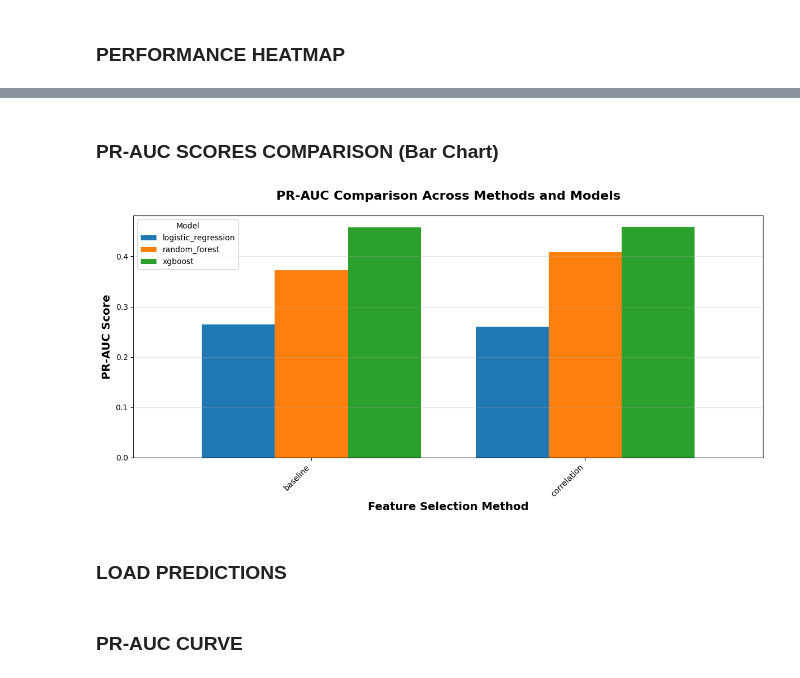
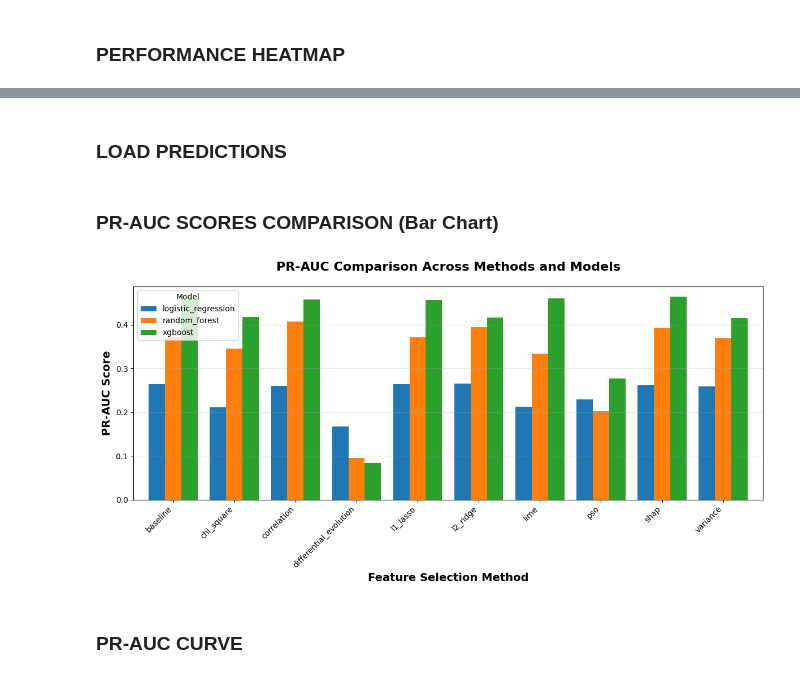
Before and after one commit to anitarazafi/feature-selection, a Jupyter notebook: notebooks/07_visualizations.ipynb, the cells around one changed output, grey strips where cells are left out. Cells and saved outputs as stored; diff of their text form; code cells hidden in the pictures.

```diff
--- a/notebooks/07_visualizations.ipynb
+++ b/notebooks/07_visualizations.ipynb
@@ -41,12 +36,11 @@ all_methods_combined.to_csv(COMPARISONS_DIR / "tables" / "all_methods_combined.c
 # %% [markdown]
 ### PERFORMANCE HEATMAP
 # %%
-def plot_performance_heatmap(model_name, save_path=None):
+def plot_performance_heatmap(model_name, results_path, save_path=None):
     """
     Heatmap showing all metrics for all methods.
     """
     # Load results CSV
-    results_path = COMPARISONS_DIR / "tables" / "all_methods_combined.csv"
     results = pd.read_csv(results_path)
 
     # Filter to one model (e.g., Random Forest)
@@ -59,8 +53,11 @@ def plot_performance_heatmap(model_name, save_path=None):
         aggfunc='max'
     )
 
+    n_methods = len(pivot)
+    height = max(6, n_methods * 0.5)
+
     # Plot
-    plt.figure(figsize=(10, 12))
+    plt.figure(figsize=(10, height))
     sns.heatmap(pivot, annot=True, fmt='.3f', cmap='RdYlGn',
                vmin=0.7, vmax=1.0, cbar_kws={'label': 'Score'})
 
@@ -77,8 +74,8 @@ def plot_performance_heatmap(model_name, save_path=None):
 # %%
 models = ['random_forest', 'logistic_regression', 'xgboost']
 for model_name in models:
-    path_value = COMPARISONS_DIR / "plots" / f"performance_heatmap_{model_name}.png"
+    path_value = RESULTS_DIR / dataset / "plots" / f"performance_heatmap_{model_name}.png"
     save_path = Path(path_value)
     save_path.parent.mkdir(parents=True, exist_ok=True)
-    plot_performance_heatmap(model_name, save_path)
+    plot_performance_heatmap(model_name, results_path, save_path)
 # %% [output]
@@ -88,3 +85,18 @@ for model_name in models:
+# %% [markdown]
+### LOAD PREDICTIONS
+# %%
+def load_predictions(method, dataset, model):
+    """
+    Load saved predictions.
+    """
+    pred_file = RESULTS_DIR / dataset / "predictions" / f"{method}/{model}_predictions.json"
+    with open(pred_file, 'r') as f:
+        data = json.load(f)
+    return {
+        'y_true': np.array(data['y_true']),
+        'y_pred': np.array(data['y_pred']),
+        'y_pred_proba': np.array(data['y_pred_proba'])
+    }
 # %% [markdown]
 ### PR-AUC SCORES COMPARISON (Bar Chart)
 # %%
@@ -128,14 +140,12 @@ def plot_pr_auc_comparison(methods, dataset, models, save_path=None):
         plt.savefig(save_path, dpi=300, bbox_inches='tight')
     plt.show()
 # %%
-methods = ['baseline', 'correlation']
+methods = ['baseline', 'correlation', 'variance', 'chi_square',
+           'l1_lasso', 'l2_ridge', 'shap', 'lime', 'pso', 'differential_evolution' ]
 models = ['logistic_regression', 'random_forest', 'xgboost']
-dataset = 'ibtracs.last3years'
-path_value = COMPARISONS_DIR / "plots" / "pr_auc_comparison.png"
+path_value = RESULTS_DIR / dataset / "plots" / "pr_auc_comparison.png"
 save_path = Path(path_value)
 save_path.parent.mkdir(parents=True, exist_ok=True)
 plot_pr_auc_comparison(methods, dataset, models, save_path)
 # %% [output]
-[figure, old version]
+[figure, new version]
-# %% [markdown]
-### LOAD PREDICTIONS
```
Also changed, not shown: parts of 13 cells of this notebook, 2 other files.
